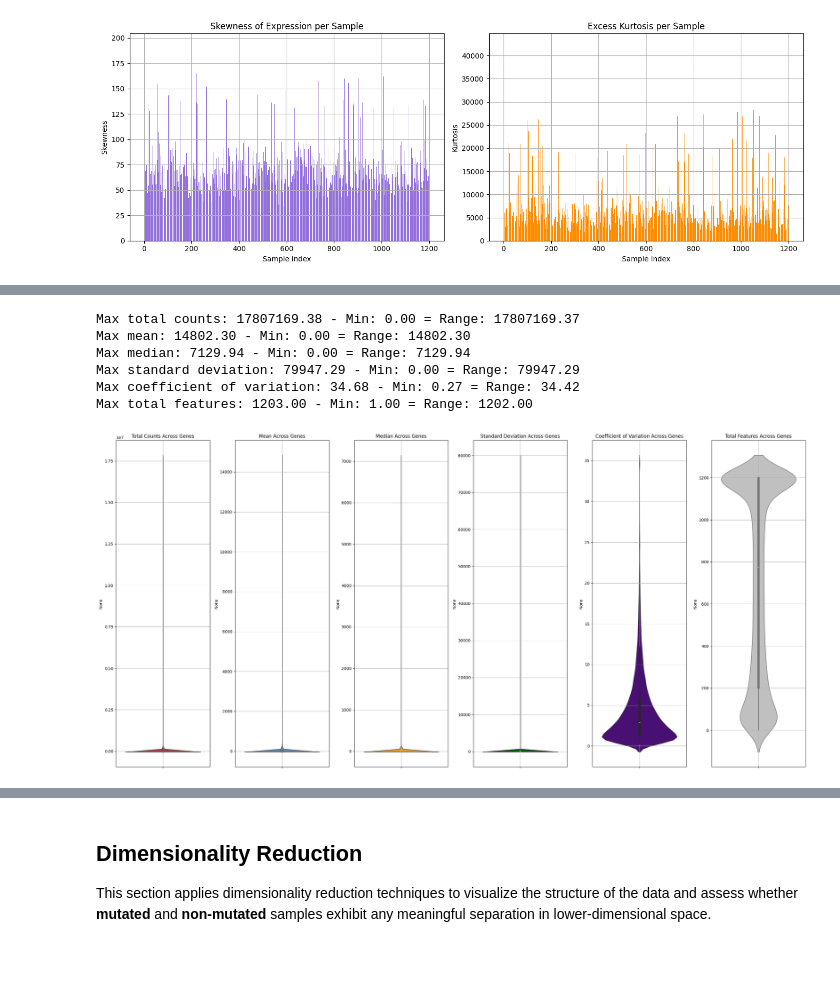
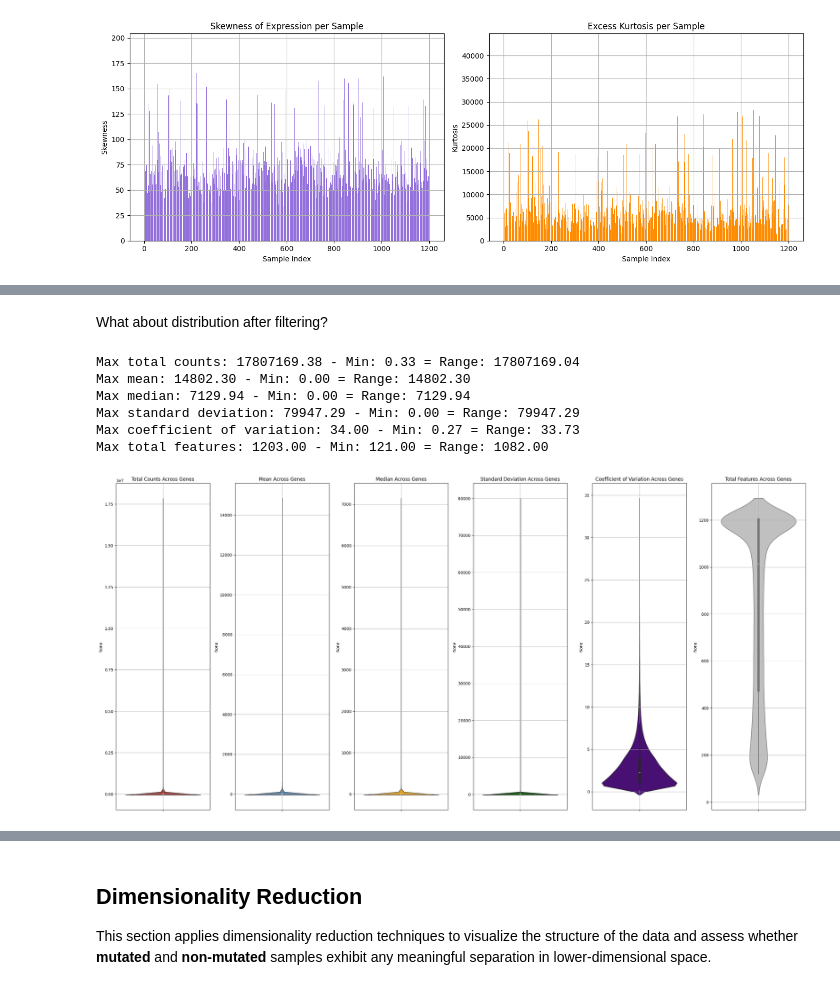
Before and after one commit to MichelangeloNardi/AILAB, a Jupyter notebook: delivery/explore_tcga.ipynb, the cells around one changed output, grey strips where cells are left out. Cells and saved outputs as stored; diff of their text form; code cells hidden in the pictures; blank space fills up the shorter version.

```diff
--- a/delivery/explore_tcga.ipynb
+++ b/delivery/explore_tcga.ipynb
@@ -434,10 +442,22 @@ We can now see if filtering has had a significant impact on the samples and gene
+# %%
+cv_genes = mRNA.std(axis = 1)/mRNA.mean(axis = 1)
+genes_to_keep = cv_genes[(cv_genes > 0.05) & (cv_genes< 50)].index
+
+# remove
+mRNA_final = mRNA.loc[genes_to_keep]
+
+threshold = mRNA_final.shape[1]*(0.1)
+genes_to_keep = mRNA_final.astype(bool).sum(axis=1)[mRNA_final.astype(bool).sum(axis=1) > threshold].index
+mRNA_final = mRNA_final.loc[genes_to_keep]
+# %% [markdown]
+What about distribution after filtering?
 # %%
-plot_violin_metrics(mRNA_final,axis = 1)
+plot_violin_metrics(mRNA_final,1)
 # %% [output]
-Max total counts: 17807169.38 - Min: 0.00 = Range: 17807169.37
+Max total counts: 17807169.38 - Min: 0.33 = Range: 17807169.04
 Max mean: 14802.30 - Min: 0.00 = Range: 14802.30
 Max median: 7129.94 - Min: 0.00 = Range: 7129.94
 Max standard deviation: 79947.29 - Min: 0.00 = Range: 79947.29
-Max coefficient of variation: 34.68 - Min: 0.27 = Range: 34.42
-Max total features: 1203.00 - Min: 1.00 = Range: 1202.00
+Max coefficient of variation: 34.00 - Min: 0.27 = Range: 33.73
+Max total features: 1203.00 - Min: 121.00 = Range: 1082.00
-[figure, old version]
+[figure, new version]
```
Also changed, not shown: parts of 32 cells of this notebook, 1 other file.
